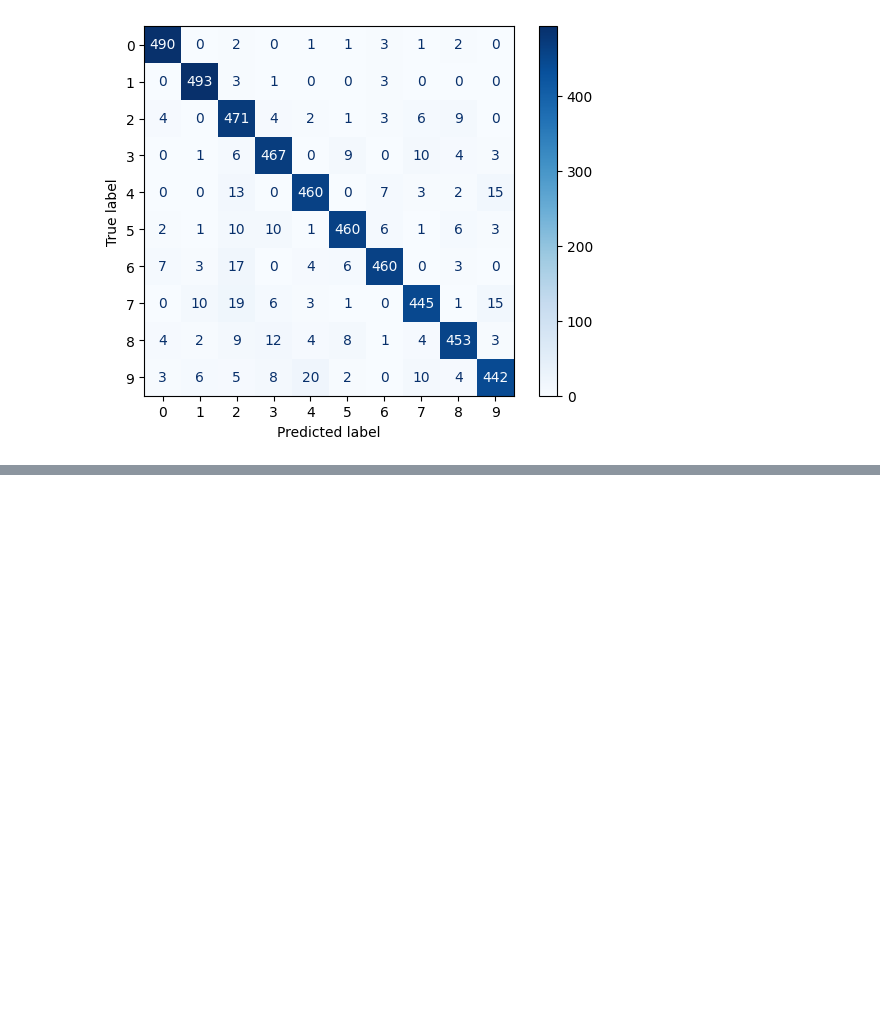
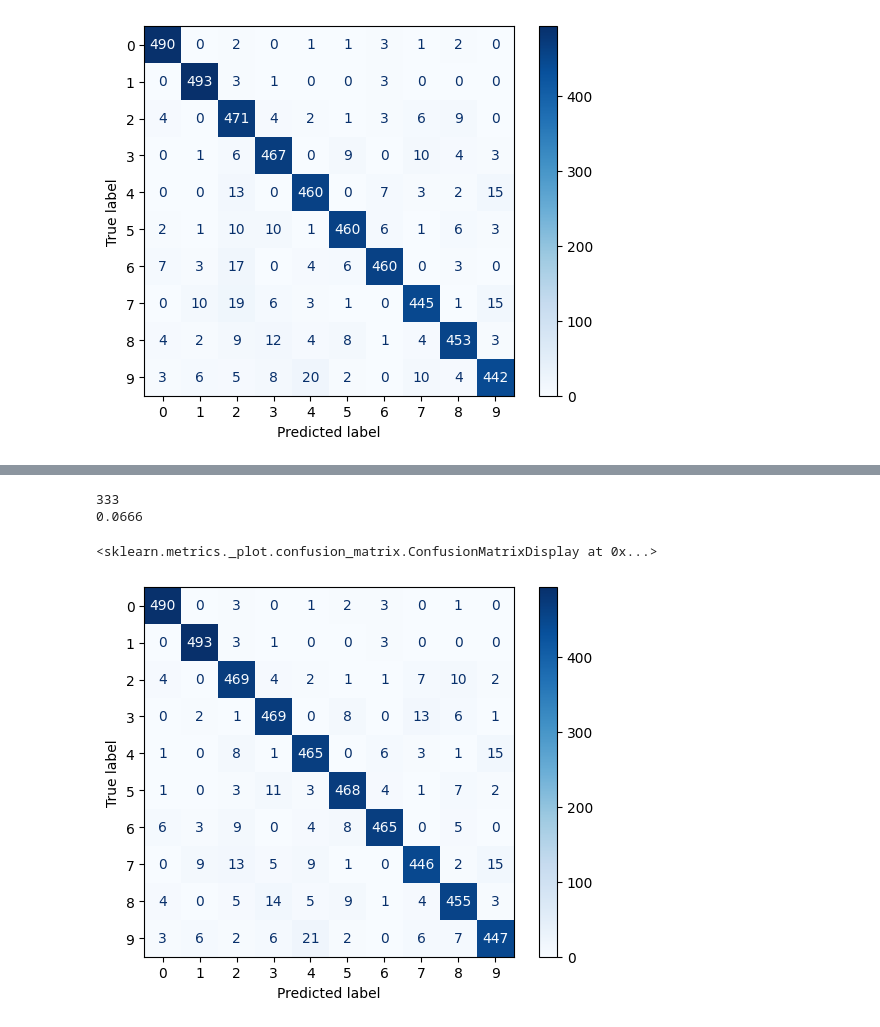
Before and after one commit to RuiFerreira05/ISEL-Year-3, a Jupyter notebook: AA/codigo/src/11_05.ipynb, the cells around one changed output, grey strips where cells are left out. Saved outputs shown, nothing was run; the diff lists cells and outputs as text; code cells hidden in the pictures; blank space fills up the shorter version.

```diff
--- a/AA/codigo/src/11_05.ipynb
+++ b/AA/codigo/src/11_05.ipynb
@@ -97,0 +128,15 @@ ConfusionMatrixDisplay(cm).plot(cmap='Blues')
+# %%
+X1p = X1[:50,:]
+X2p = X2[:50,:]
+svm = SVC().fit(X1p.T, y1)
+y2e = svm.predict(X2p.T)
+# %%
+cm = confusion_matrix(y2, y2e)
+print(np.sum(y2!=y2e))
+print(np.sum(y2!=y2e)/5000)
+ConfusionMatrixDisplay(cm).plot(cmap='Blues')
+# %% [output]
+333
+0.0666
+<sklearn.metrics._plot.confusion_matrix.ConfusionMatrixDisplay at 0x...>
+[figure, added]
```
Also changed, not shown: parts of 15 cells of this notebook.
